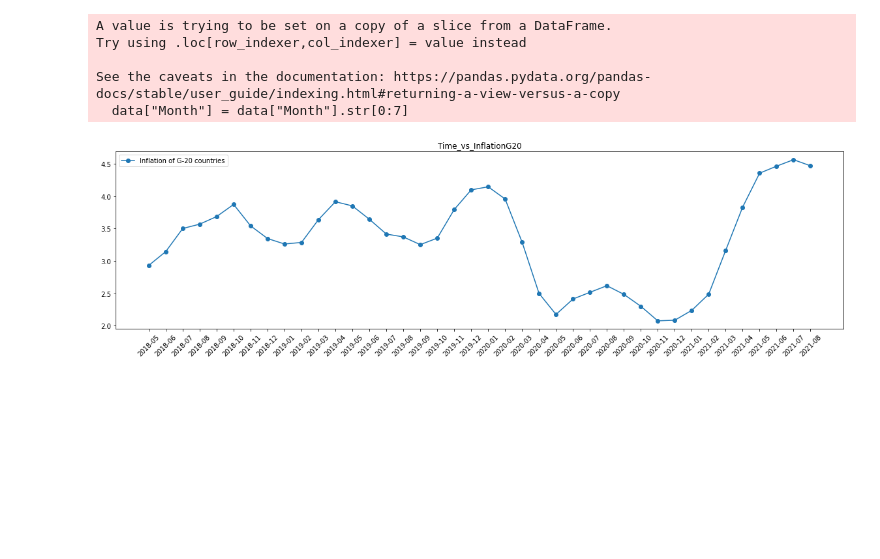
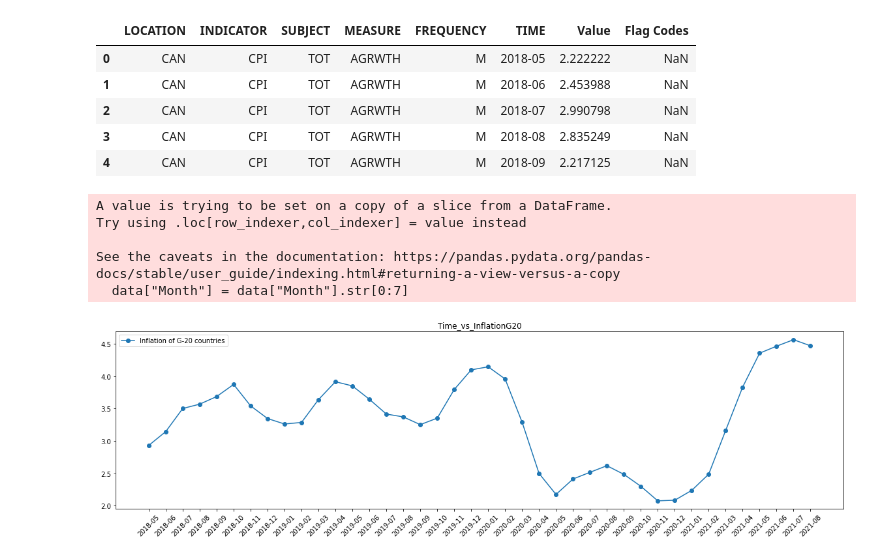
Before and after one commit to doganparlak/DigitalToolsForFinance, a Jupyter notebook: notebook/project_notebook.ipynb, the cells around one changed output. Saved outputs shown, nothing was run; the diff lists cells and outputs as text; code cells hidden in the pictures; blank space fills up the shorter version.

```diff
--- a/notebook/project_notebook.ipynb
+++ b/notebook/project_notebook.ipynb
@@ -10,3 +22,13 @@ def load_csv_data(path =  "notebook/datasets/DP_LIVE_21112022133845200.csv"):
+# %%
+df = load_csv_data()
+df.head()
+# %% [output]
+|  | LOCATION | INDICATOR | SUBJECT | MEASURE | FREQUENCY | TIME | Value | Flag Codes |
+| 0 | CAN | CPI | TOT | AGRWTH | M | 2018-05 | 2.222222 | NaN |
+| 1 | CAN | CPI | TOT | AGRWTH | M | 2018-06 | 2.453988 | NaN |
+| 2 | CAN | CPI | TOT | AGRWTH | M | 2018-07 | 2.990798 | NaN |
+| 3 | CAN | CPI | TOT | AGRWTH | M | 2018-08 | 2.835249 | NaN |
+| 4 | CAN | CPI | TOT | AGRWTH | M | 2018-09 | 2.217125 | NaN |
 # %%
 #extract g-20 inflation data within relevant time interval
 def get_location_data(data, loc = 'G-20'):
```
Also changed, not shown: parts of 16 cells of this notebook.
